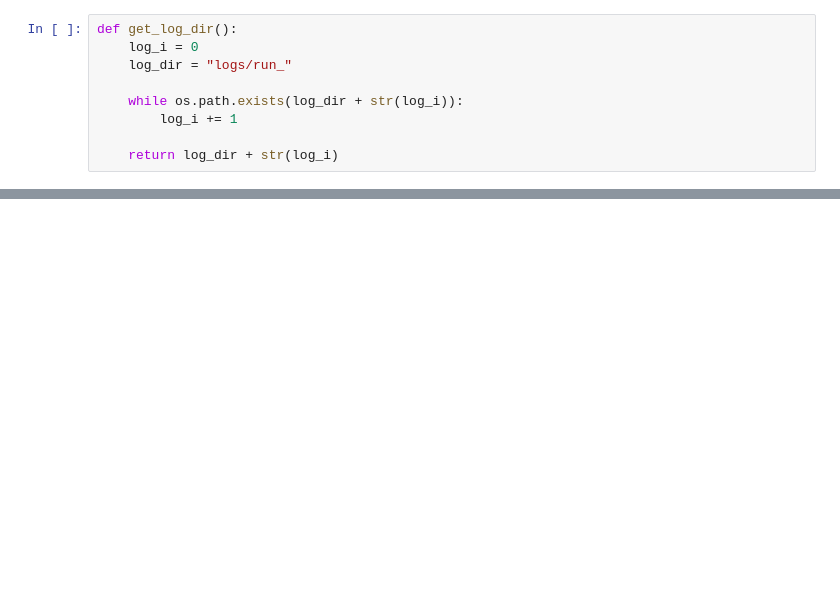
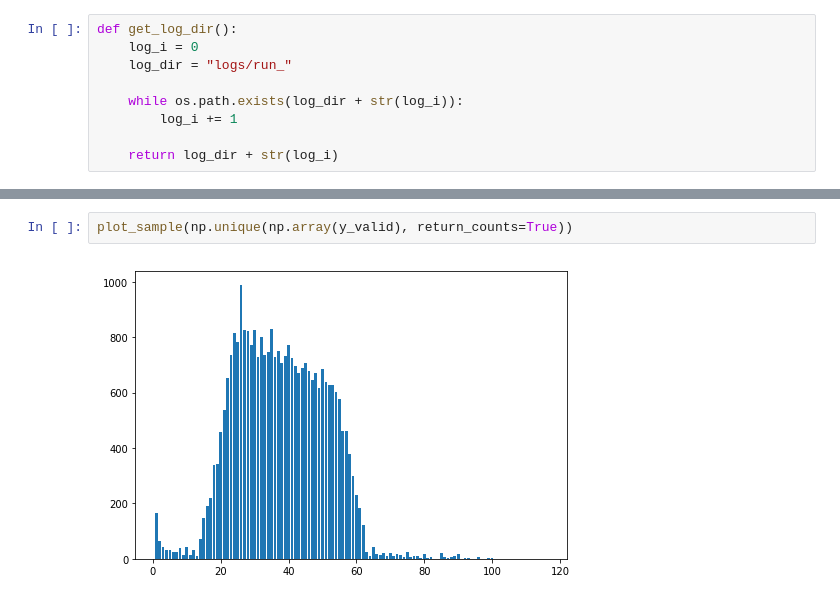
Before and after one commit to oopDaniel/AgeEstimator, a Jupyter notebook: server/models/cnn/cnn.ipynb, the cells around one changed output, grey strips where cells are left out. Saved outputs shown, nothing was run; the diff lists cells and outputs as text; blank space fills up the shorter version.

```diff
--- a/server/models/cnn/cnn.ipynb
+++ b/server/models/cnn/cnn.ipynb
@@ -216,0 +294,4 @@ res[2][-5:]
+# %%
+plot_sample(np.unique(np.array(y_valid), return_counts=True))
+# %% [output]
+[figure, added]
```
Also changed, not shown: parts of 26 cells of this notebook, 2 other files.
